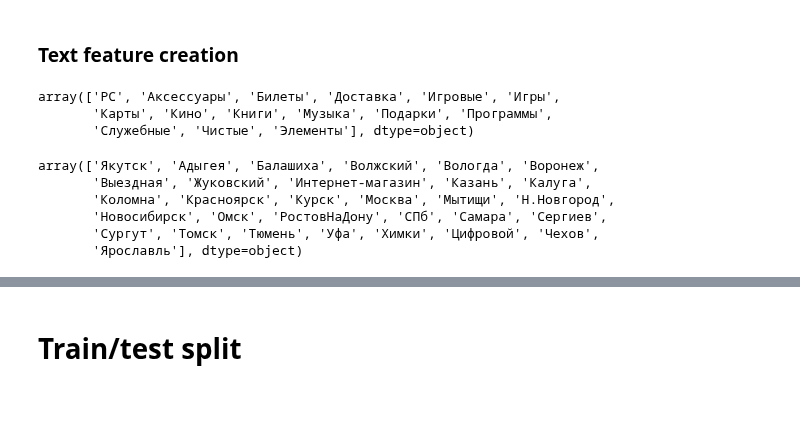
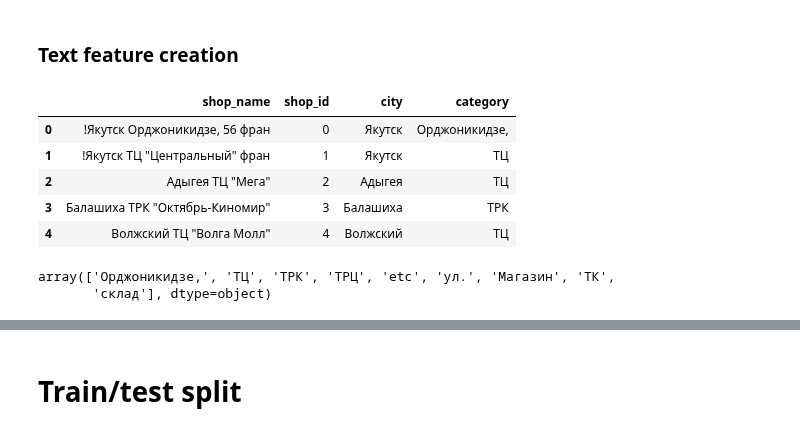
Before and after one commit to kryvokhyzha/examples-and-courses, a Jupyter notebook: How to Win a Data Science Competition/FinalProject/notebooks/main.ipynb, the cells around one changed output, grey strips where cells are left out. Saved outputs shown, nothing was run; the diff lists cells and outputs as text; code cells hidden in the pictures; blank space fills up the shorter version.

```diff
--- a/How to Win a Data Science Competition/FinalProject/notebooks/main.ipynb
+++ b/How to Win a Data Science Competition/FinalProject/notebooks/main.ipynb
@@ -635,6 +630,0 @@ items_df = pd.merge(items_df,
-# %%
-item_group.unique()
-# %% [output]
-array(['PC', 'Аксессуары', 'Билеты', 'Доставка', 'Игровые', 'Игры',
-       'Карты', 'Кино', 'Книги', 'Музыка', 'Подарки', 'Программы',
-       'Служебные', 'Чистые', 'Элементы'], dtype=object)
@@ -644,11 +631,23 @@ city = shops_df.shop_name.apply(lambda x: str.replace(x, '!', '')) \
-# %%
-shops_df['city'] = pd.Categorical(city).codes
-# %%
-city.unique()
-# %% [output]
-array(['Якутск', 'Адыгея', 'Балашиха', 'Волжский', 'Вологда', 'Воронеж',
-       'Выездная', 'Жуковский', 'Интернет-магазин', 'Казань', 'Калуга',
-       'Коломна', 'Красноярск', 'Курск', 'Москва', 'Мытищи', 'Н.Новгород',
-       'Новосибирск', 'Омск', 'РостовНаДону', 'СПб', 'Самара', 'Сергиев',
-       'Сургут', 'Томск', 'Тюмень', 'Уфа', 'Химки', 'Цифровой', 'Чехов',
-       'Ярославль'], dtype=object)
+# %%
+shops_df.head()
+# %% [output]
+|  | shop_name | shop_id | city | category |
+| 0 | !Якутск Орджоникидзе, 56 фран | 0 | Якутск | Орджоникидзе, |
+| 1 | !Якутск ТЦ "Центральный" фран | 1 | Якутск | ТЦ |
+| 2 | Адыгея ТЦ "Мега" | 2 | Адыгея | ТЦ |
+| 3 | Балашиха ТРК "Октябрь-Киномир" | 3 | Балашиха | ТРК |
+| 4 | Волжский ТЦ "Волга Молл" | 4 | Волжский | ТЦ |
+# %%
+shops_df.loc[shops_df.shop_name == 'Сергиев Посад ТЦ "7Я"', 'shop_name'] = 'СергиевПосад ТЦ "7Я"'
+
+shops_df['city'] = shops_df['shop_name'].str.split(' ').map(lambda x: x[0])
+shops_df['category'] = shops_df['shop_name'].str.split(' ').map(lambda x:x[1]).astype(str)
+
+shops_df.loc[shops_df.city == '!Якутск', 'city'] = 'Якутск'
+
+category = ['Орджоникидзе,', 'ТЦ', 'ТРК', 'ТРЦ','ул.', 'Магазин', 'ТК', 'склад']
+shops_df.category = shops_df.category.apply(lambda x: x if (x in category) else 'etc')
+shops_df.category.unique()
+# %% [output]
+array(['Орджоникидзе,', 'ТЦ', 'ТРК', 'ТРЦ', 'etc', 'ул.', 'Магазин', 'ТК',
+       'склад'], dtype=object)
```
Also changed, not shown: parts of 23 cells of this notebook, 28 other files.
